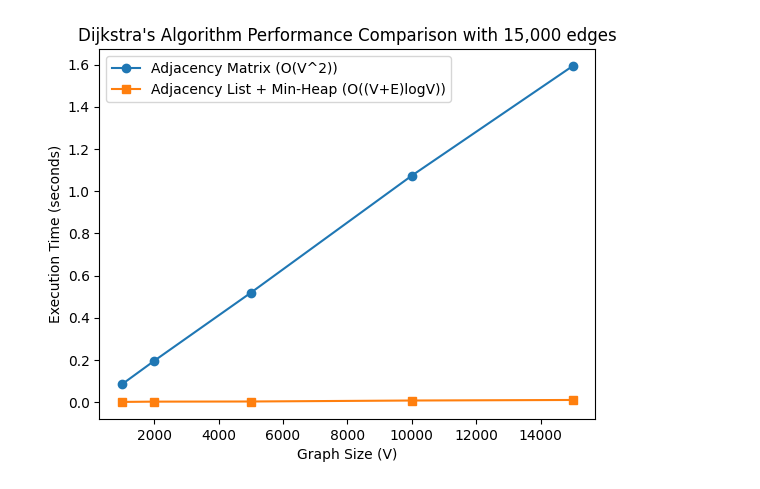
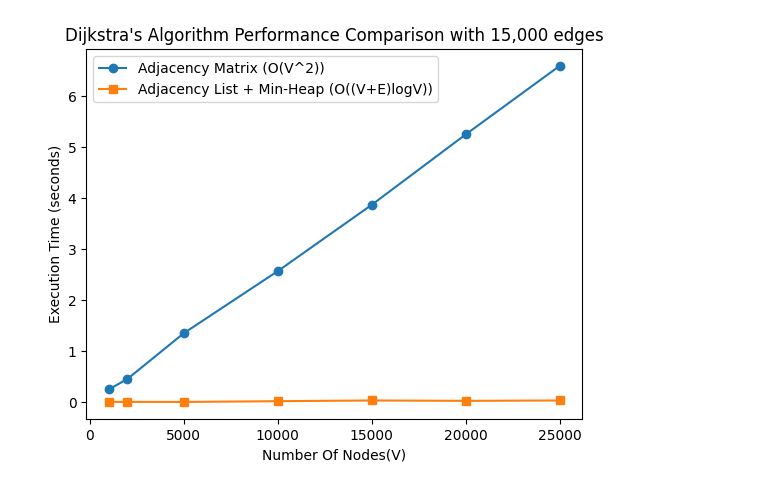
Before and after one commit to Saltykub/SC2001, a Jupyter notebook: Lab2/djikcompare.ipynb, the cells around one changed output. Saved outputs shown, nothing was run; the diff lists cells and outputs as text; code cells hidden in the pictures.

```diff
--- a/Lab2/djikcompare.ipynb
+++ b/Lab2/djikcompare.ipynb
@@ -10,7 +10,7 @@ import matplotlib.pyplot as plt
 random.seed(123)
 
 # different edge same node
-sizes = [1000, 2000, 5000, 10000, 15000]
+sizes = [1000, 2000, 5000, 10000, 15000,20000,25000]
 graph_data = []
 for i in sizes:
     G,WG = gen_connected_graph(1000,i)
@@ -19,7 +19,7 @@ for i in sizes:
 results = []
 for idx,size in enumerate(sizes):
     g = graph_data[idx]
-    _matrix = adj_martix(1000,g)
+    _matrix = adj_matrix(1000,g)
     _list = adj_list(1000,g)
 
     # Run Adjacency Matrix Version
@@ -75,7 +70,7 @@ plt.show()
 # different node same edge
 random.seed(123)
 
-sizes2 = [1000, 2000, 5000, 10000, 15000]
+sizes2 = [1000, 2000, 5000, 10000, 15000,20000,25000]
 graph_data2 = []
 for i in sizes2:
     G,WG = gen_connected_graph(i,15000)
@@ -84,7 +79,7 @@ for i in sizes2:
 results2 = []
 for idx,size in enumerate(sizes2):
     g = graph_data[idx]
-    _matrix = adj_martix(size,g)
+    _matrix = adj_matrix(size,g)
     _list = adj_list(size,g)
 
     # Run Adjacency Matrix Version
@@ -126,15 +118,15 @@ Adjacency List (Heap) Time: 0.01025 sec
 # %%
 
-sizes, matrix_times, heap_times = zip(*results2)
-plt.plot(sizes, matrix_times, label="Adjacency Matrix (O(V^2))", marker="o")
-plt.plot(sizes, heap_times, label="Adjacency List + Min-Heap (O((V+E)logV))", marker="s")
-plt.xlabel("Graph Size (V)")
+sizes2, matrix_times, heap_times = zip(*results2)
+plt.plot(sizes2, matrix_times, label="Adjacency Matrix (O(V^2))", marker="o")
+plt.plot(sizes2, heap_times, label="Adjacency List + Min-Heap (O((V+E)logV))", marker="s")
+plt.xlabel("Number Of Nodes(V)")
 plt.ylabel("Execution Time (seconds)")
 plt.legend()
 plt.title("Dijkstra's Algorithm Performance Comparison with 15,000 edges")
 plt.show()
 # %% [output]
-[figure, old version]
+[figure, new version]
 # %%
 # completed graph
 random.seed(123)
```
Also changed, not shown: parts of 6 cells of this notebook.
